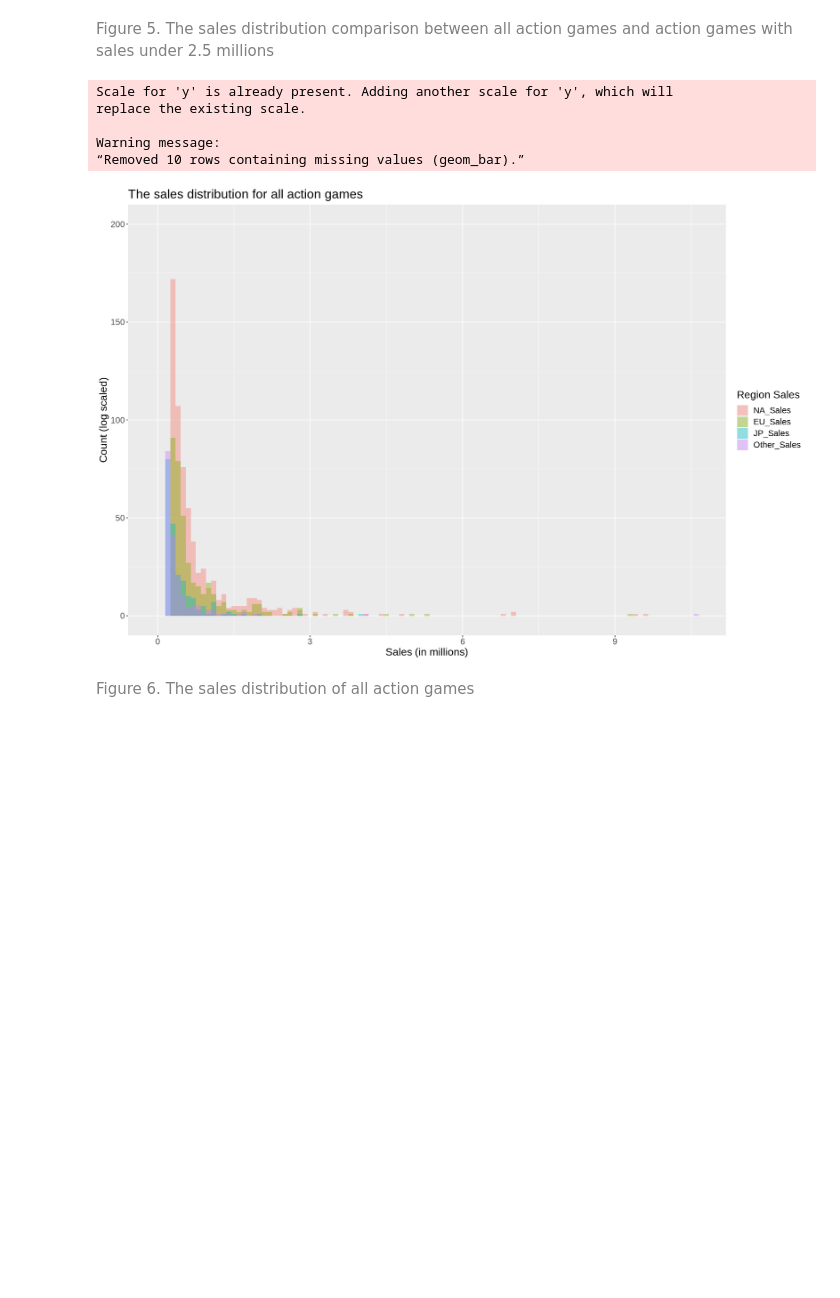
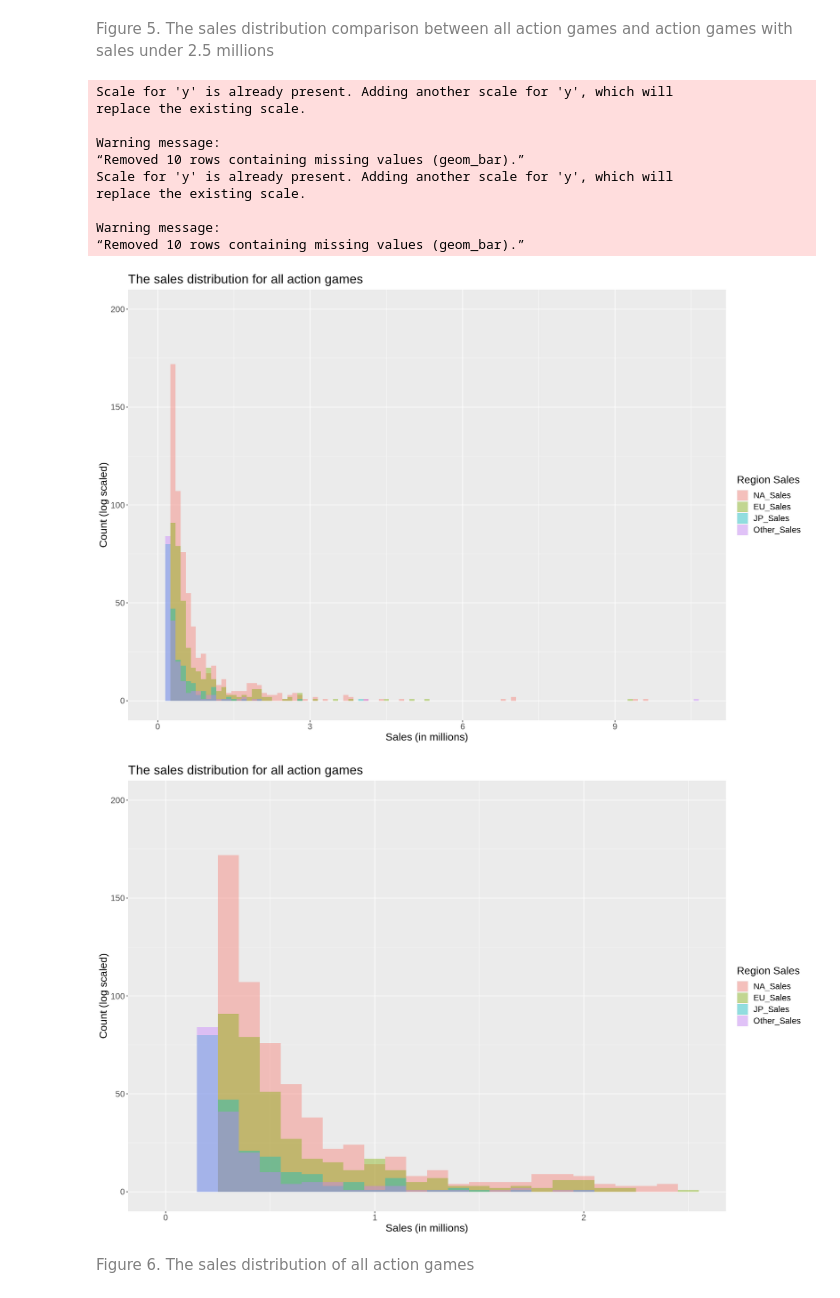
Before and after one commit to kristennli/DSCI100_project, a Jupyter notebook: KL_LR.ipynb, the cells around one changed output. Drawn from its saved outputs; the diff is of its cells as text; code cells hidden in the pictures; blank space fills up the shorter version.

```diff
--- a/KL_LR.ipynb
+++ b/KL_LR.ipynb
@@ -375,28 +379,48 @@ plot_grid(vg_pop_dist_plot_all, vg_pop_dist_plot_2dot5m)
 # %%
 #visualization on sales distribution, color separation with different regions, put "sales" in log
 #!!!set the log to the count (y-axis) instead of x log scale
 
 #non-finite values are caused by log scale of values being 0, or very close to 0
 options(repr.plot.width = 15, repr.plot.height = 10)
 vg_pop_dist_plot_log <- vg_train_longer%>%
     ggplot(aes(x = sales, fill = as_factor(region)))+
     geom_histogram(position = "identity", binwidth=0.1, alpha = 0.4)+
     scale_color_brewer(palette = "Set1")+
     scale_y_continuous(trans = "log")+
     ylim(0,200)+
     labs(x = "Sales (in millions)",y= "Count (log scaled)",fill = "Region Sales")+
     ggtitle("The sales distribution for all action games")+
     theme(text = element_text(size = 16))
 
 
 vg_pop_dist_plot_log
+
+options(repr.plot.width = 15, repr.plot.height = 10)
+vg_pop_dist_plot_log_2dot5 <- vg_train_2dot5m%>%
+    ggplot(aes(x = sales, fill = as_factor(region)))+
+    geom_histogram(position = "identity", binwidth=0.1, alpha = 0.4)+
+    scale_color_brewer(palette = "Set1")+
+    scale_y_continuous(trans = "log")+
+    ylim(0,200)+
+    labs(x = "Sales (in millions)",y= "Count (log scaled)",fill = "Region Sales")+
+    ggtitle("The sales distribution for all action games")+
+    theme(text = element_text(size = 16))
+
+
+vg_pop_dist_plot_log_2dot5
 # %% [output]
 Scale for 'y' is already present. Adding another scale for 'y', which will
 replace the existing scale.
 
 Warning message:
 “Removed 10 rows containing missing values (geom_bar).”
+Scale for 'y' is already present. Adding another scale for 'y', which will
+replace the existing scale.
+
+Warning message:
+“Removed 10 rows containing missing values (geom_bar).”
 [figure]
+[figure, added]
 # %% [markdown]
 <span style="color:gray">Figure 6. The sales distribution of all action games</span>
 # %%
```
Also changed, not shown: parts of 5 cells of this notebook.
